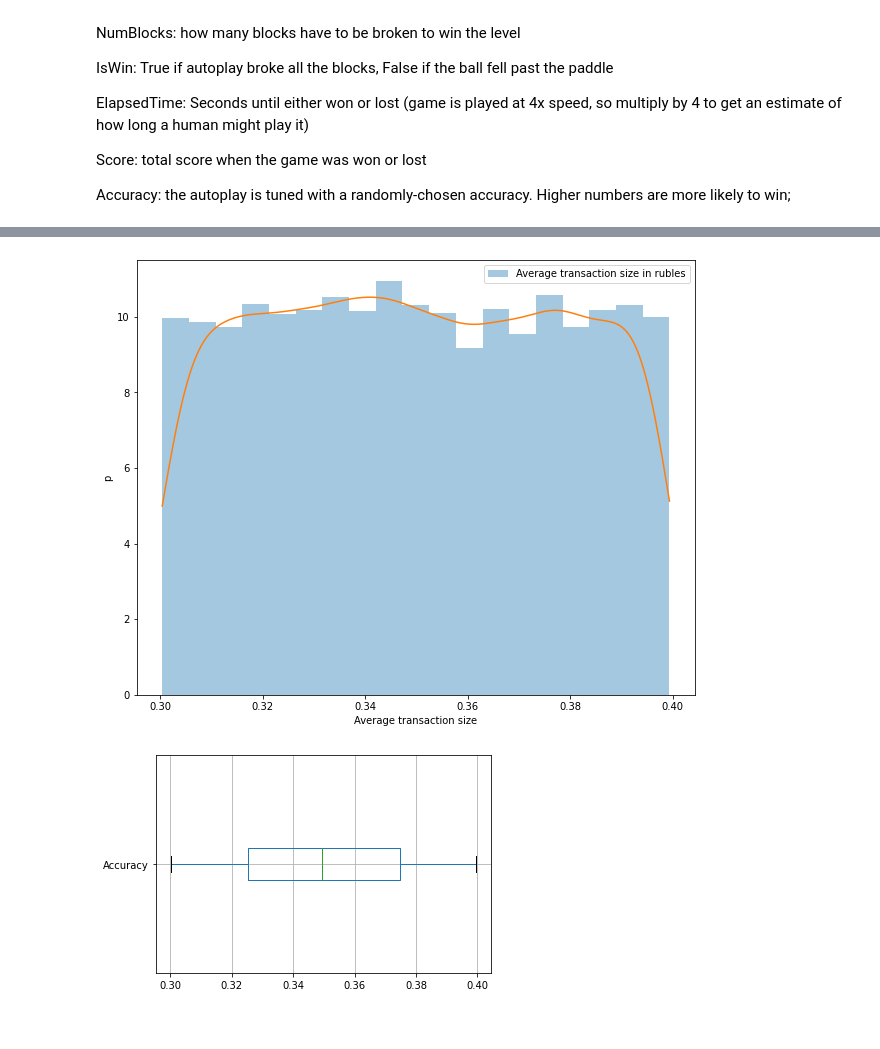
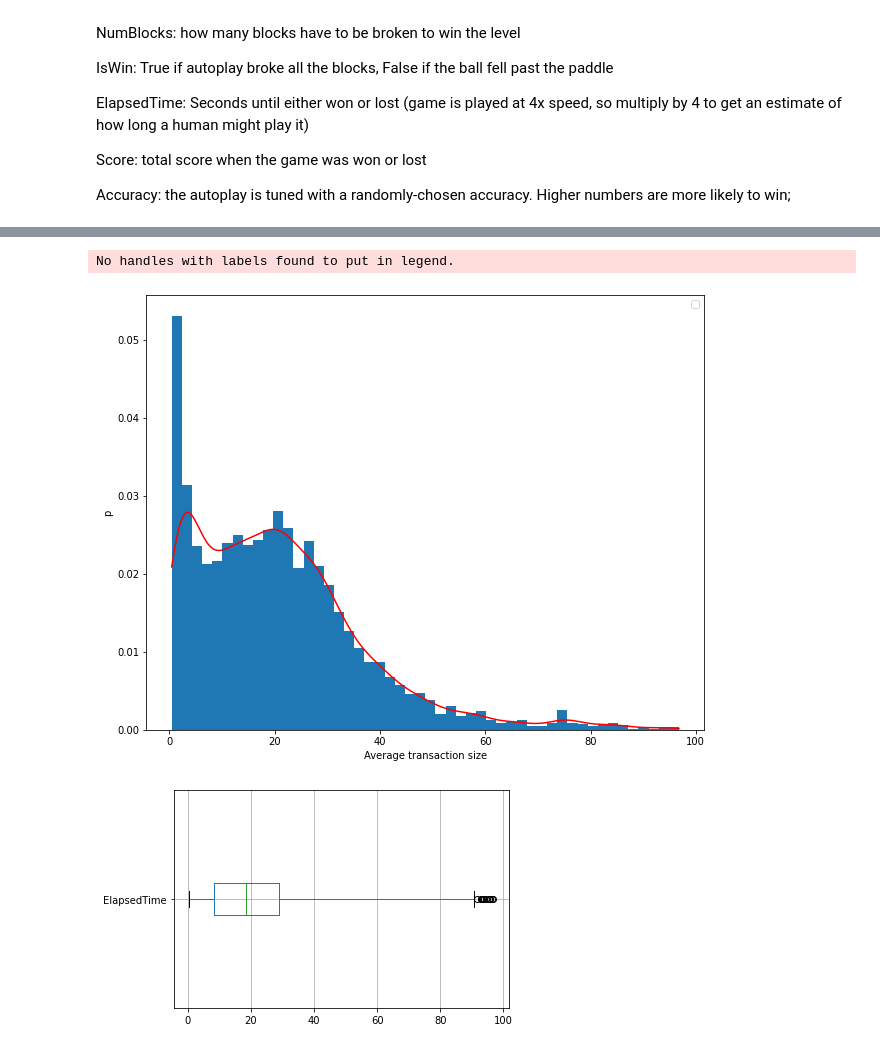
Before and after one commit to vandosik/M-M-MSA, a Jupyter notebook: Lab_1/lab_1.ipynb, the cells around one changed output, grey strips where cells are left out. Cells and saved outputs as stored; diff of their text form; code cells hidden in the pictures.

```diff
--- a/Lab_1/lab_1.ipynb
+++ b/Lab_1/lab_1.ipynb
@@ -37,7 +38,7 @@ Accuracy:    the autoplay is tuned with a randomly-chosen accuracy. Higher numbe
 # col_names = ['Date',	'Level',	'NumBlocks',	'IsWin',	'ElapsedTime',	'Score',	'Accuracy']
 col_names = list(source_df.columns)
 
-col_name = col_names[6]
+col_name = col_names[4]
 # %%
 # Remove outliers
 if True: # one way
@@ -72,23 +63,28 @@ plt.hist(source_df[col_name], bins=11)
 # %%
 #Plotting a histogram and kernel density estimate
 plt.figure(figsize=(10, 8))
 
 kernel = scipy.stats.gaussian_kde(source_df[col_name])
 
 min_amount, max_amount = source_df[col_name].min(), source_df[col_name].max()
-x = np.linspace(min_amount, max_amount, len(source_df))
+x = np.linspace(min_amount, max_amount, len(source_df)) # by defaul 50 items
 kde_values = kernel(x)
 
-sns.distplot(source_df[col_name], kde=False, norm_hist=True, label=f'Average transaction size in rubles')
-plt.plot(x, kde_values)
+# sns.histplot(source_df[col_name], kde=False, stat="density", label=f'Average transaction size in rubles')
+# Draw unnormed histogramm
+hist_data = plt.hist(source_df[col_name], density=True, bins=50)
+
+# print(hist_vals)
+plt.plot(x, kde_values, color="r")
 
 plt.ylabel('p')
 plt.xlabel('Average transaction size')
 
 plt.legend()
 plt.show()
 # %% [output]
+No handles with labels found to put in legend.
-[figure, old version]
+[figure, new version]
 # %%
 # Calculation of sample mean, variance, standard deviation, median
 mean = source_df[col_name].mean()
@@ -100,4 +96,4 @@ boxplot = source_df.boxplot(column=[col_name], whis=3., vert=False) # defaul whi
 
 # boxplot = source_df.boxplot(column=['Accuracy'])
 # %% [output]
-[figure, old version]
+[figure, new version]
```
Also changed, not shown: parts of 8 cells of this notebook.
